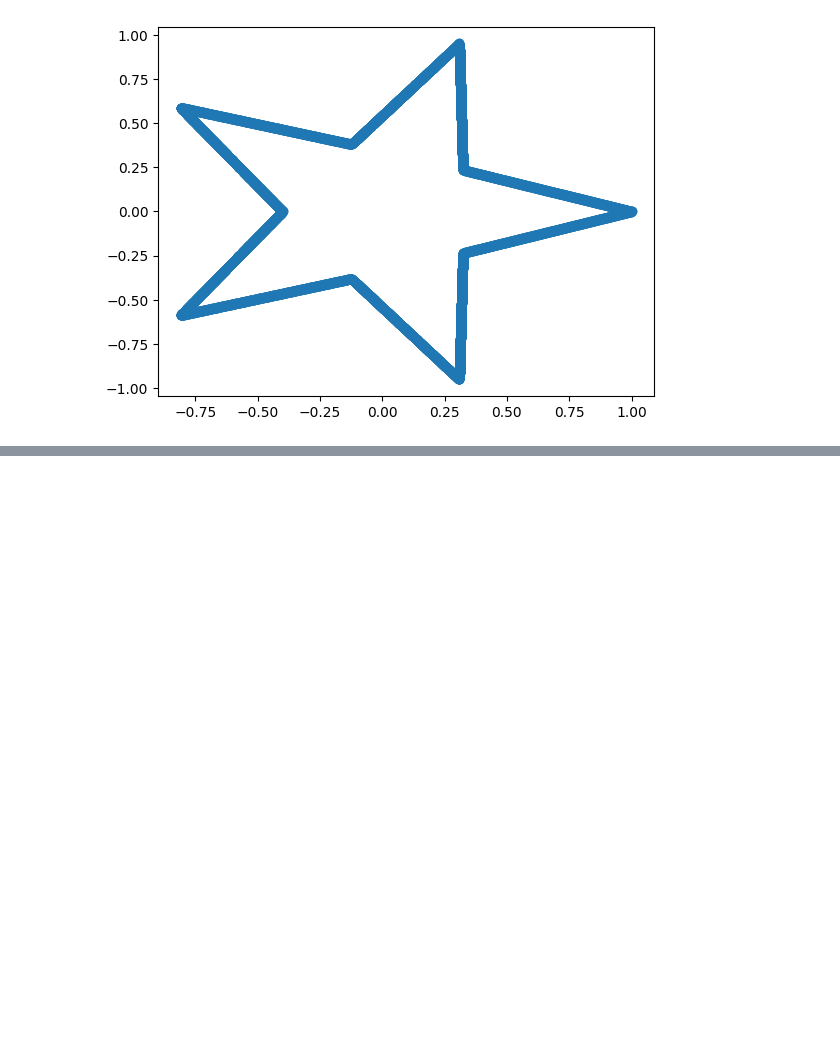
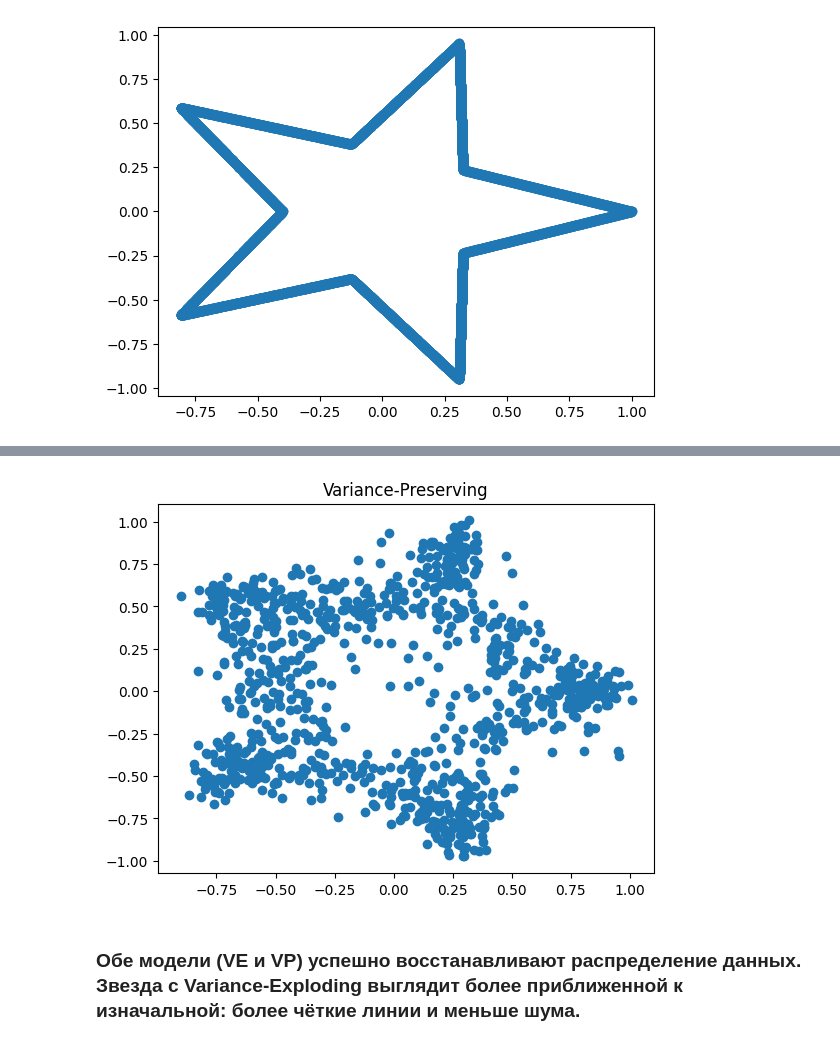
Before and after one commit to YulShav/Computer-Vision, a Jupyter notebook: CV_HW3.ipynb, the cells around one changed output, grey strips where cells are left out. Drawn from its saved outputs; the diff is of its cells as text; code cells hidden in the pictures; blank space fills up the shorter version.

```diff
--- a/CV_HW3.ipynb
+++ b/CV_HW3.ipynb
@@ -48,6 +48,9 @@ plt.show()
 class Config:
     sigma_min = 0.01
     sigma_max = 4.0
+
+    beta_min = 0.1
+    beta_max = 20.0
 
     lr = 1e-3
     epochs = 2000
@@ -55,6 +58,10 @@ class Config:
     hidden_dim = 256
     num_timesteps = 1000
     data_samples = 5000
+    schedule = 'linear'
+    weight = None
+    min_snr_gamma = 5.0
+    cosine_s = 0.008
 # %%
 class ScoreModel(nn.Module):
     def __init__(self, config):
@@ -190,0 +294,28 @@ samples = sample(trainer.model, trainer.config, 1000)
+# %%
+def sample_vp(model, config, num_samples=1000):
+    device = torch.device('cuda') if torch.cuda.is_available() else 'cpu'
+    model.eval()
+
+    with torch.no_grad():
+        x = torch.randn(num_samples, 2, device=device)
+
+        dt = 1.0 / config.num_timesteps
+
+        for i in range(config.num_timesteps):
+            t = 1.0 - i * dt
+            t = max(t, 1e-6)
+            t_tensor = torch.full((num_samples, 1), t, device=device)
+
+            beta = beta_t(t_tensor, config)
+            sigma = sigma_t_vp(t_tensor, config)
+            g = g_t_vp(t_tensor, config)
+
+            pred = model(x, t_tensor)
+            score = -pred / (sigma + 1e-8)
+
+            diffusion = g * torch.randn_like(x) * math.sqrt(dt)
+            drift = (0.5 * beta * x + (g**2) * score) * dt
+
+            x = x + drift + diffusion
+
+        return x.cpu().numpy()
@@ -195,0 +330,3 @@ plt.show()
+# %%
+trainer_vp = VPTrainer(config)
+trainer_vp.run()
@@ -195,0 +354,10 @@ plt.show()
+# %%
+samples_vp = sample_vp(trainer_vp.model, trainer_vp.config, 1000)
+# %%
+plt.scatter(samples_vp[:, 0], samples_vp[:, 1])
+plt.title("Variance-Preserving")
+plt.show()
+# %% [output]
+[figure, added]
+# %% [markdown]
+ ### Обе модели (VE и VP) успешно восстанавливают распределение данных. Звезда с Variance-Exploding выглядит более приближенной к изначальной: более чёткие линии и меньше шума.
```
Also changed, not shown: parts of 17 cells of this notebook.
